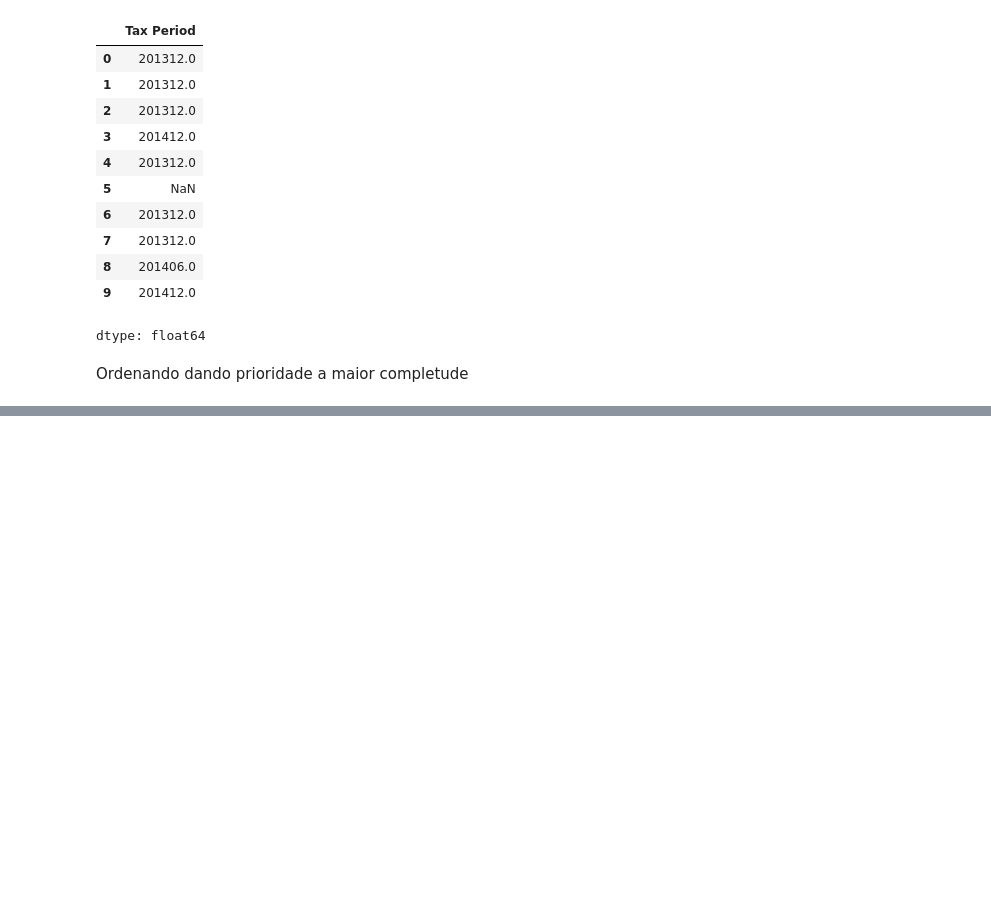
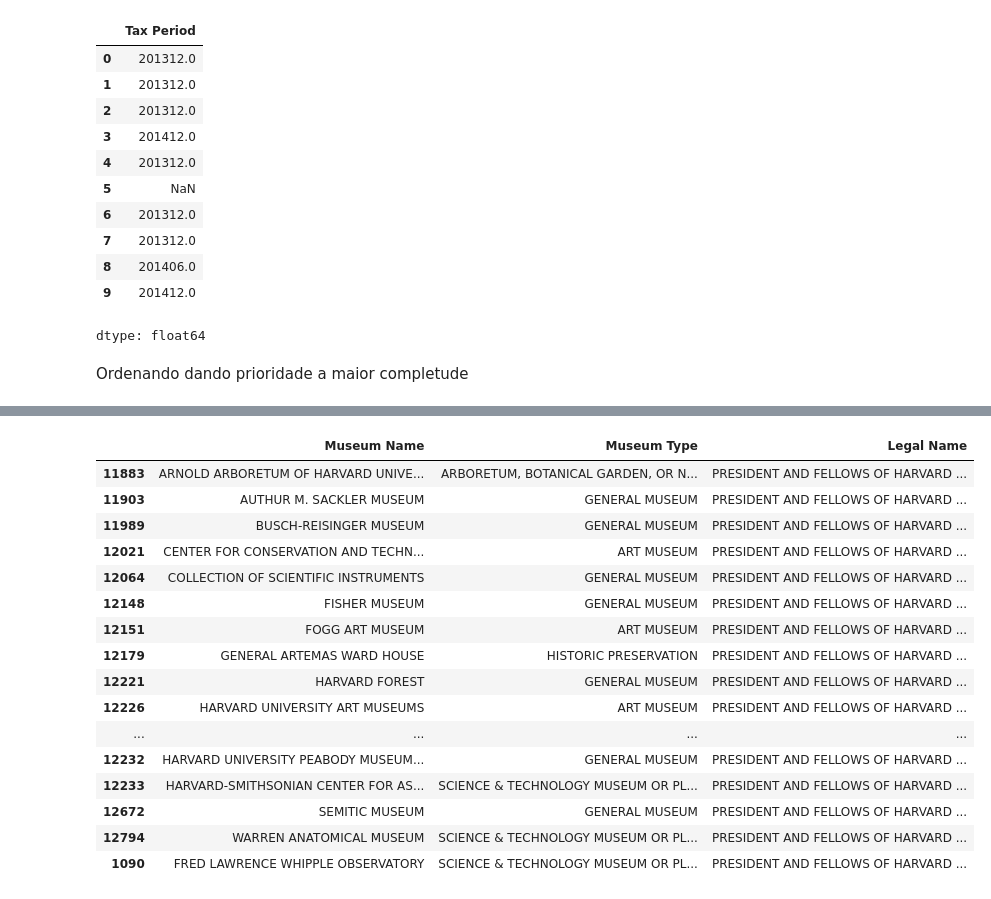
Before and after one commit to walenkildely/data2-museum-analise, a Jupyter notebook: notebook/data2-museum-analise.ipynb, the cells around one changed output, grey strips where cells are left out. Saved outputs shown, nothing was run; the diff lists cells and outputs as text; code cells hidden in the pictures; blank space fills up the shorter version.

```diff
--- a/notebook/data2-museum-analise.ipynb
+++ b/notebook/data2-museum-analise.ipynb
@@ -223,0 +295,20 @@ df_ordenado = df.sort_values(by=["completude","Revenue","Tax Period"], ascending
+# %%
+df_financeiro[ df_financeiro["Revenue"] == 5840349457 ][["Museum Name", "Museum Type", "Legal Name"]]
+# %% [output]
+|  | Museum Name | Museum Type | Legal Name |
+| 11883 | ARNOLD ARBORETUM OF HARVARD UNIVE... | ARBORETUM, BOTANICAL GARDEN, OR N... | PRESIDENT AND FELLOWS OF HARVARD ... |
+| 11903 | AUTHUR M. SACKLER MUSEUM | GENERAL MUSEUM | PRESIDENT AND FELLOWS OF HARVARD ... |
+| 11989 | BUSCH-REISINGER MUSEUM | GENERAL MUSEUM | PRESIDENT AND FELLOWS OF HARVARD ... |
+| 12021 | CENTER FOR CONSERVATION AND TECHN... | ART MUSEUM | PRESIDENT AND FELLOWS OF HARVARD ... |
+| 12064 | COLLECTION OF SCIENTIFIC INSTRUMENTS | GENERAL MUSEUM | PRESIDENT AND FELLOWS OF HARVARD ... |
+| 12148 | FISHER MUSEUM | GENERAL MUSEUM | PRESIDENT AND FELLOWS OF HARVARD ... |
+| 12151 | FOGG ART MUSEUM | ART MUSEUM | PRESIDENT AND FELLOWS OF HARVARD ... |
+| 12179 | GENERAL ARTEMAS WARD HOUSE | HISTORIC PRESERVATION | PRESIDENT AND FELLOWS OF HARVARD ... |
+| 12221 | HARVARD FOREST | GENERAL MUSEUM | PRESIDENT AND FELLOWS OF HARVARD ... |
+| 12226 | HARVARD UNIVERSITY ART MUSEUMS | ART MUSEUM | PRESIDENT AND FELLOWS OF HARVARD ... |
+| ... | ... | ... | ... |
+| 12232 | HARVARD UNIVERSITY PEABODY MUSEUM... | GENERAL MUSEUM | PRESIDENT AND FELLOWS OF HARVARD ... |
+| 12233 | HARVARD-SMITHSONIAN CENTER FOR AS... | SCIENCE & TECHNOLOGY MUSEUM OR PL... | PRESIDENT AND FELLOWS OF HARVARD ... |
+| 12672 | SEMITIC MUSEUM | GENERAL MUSEUM | PRESIDENT AND FELLOWS OF HARVARD ... |
+| 12794 | WARREN ANATOMICAL MUSEUM | SCIENCE & TECHNOLOGY MUSEUM OR PL... | PRESIDENT AND FELLOWS OF HARVARD ... |
+| 1090 | FRED LAWRENCE WHIPPLE OBSERVATORY | SCIENCE & TECHNOLOGY MUSEUM OR PL... | PRESIDENT AND FELLOWS OF HARVARD ... |
```
Also changed, not shown: parts of 26 cells of this notebook.
